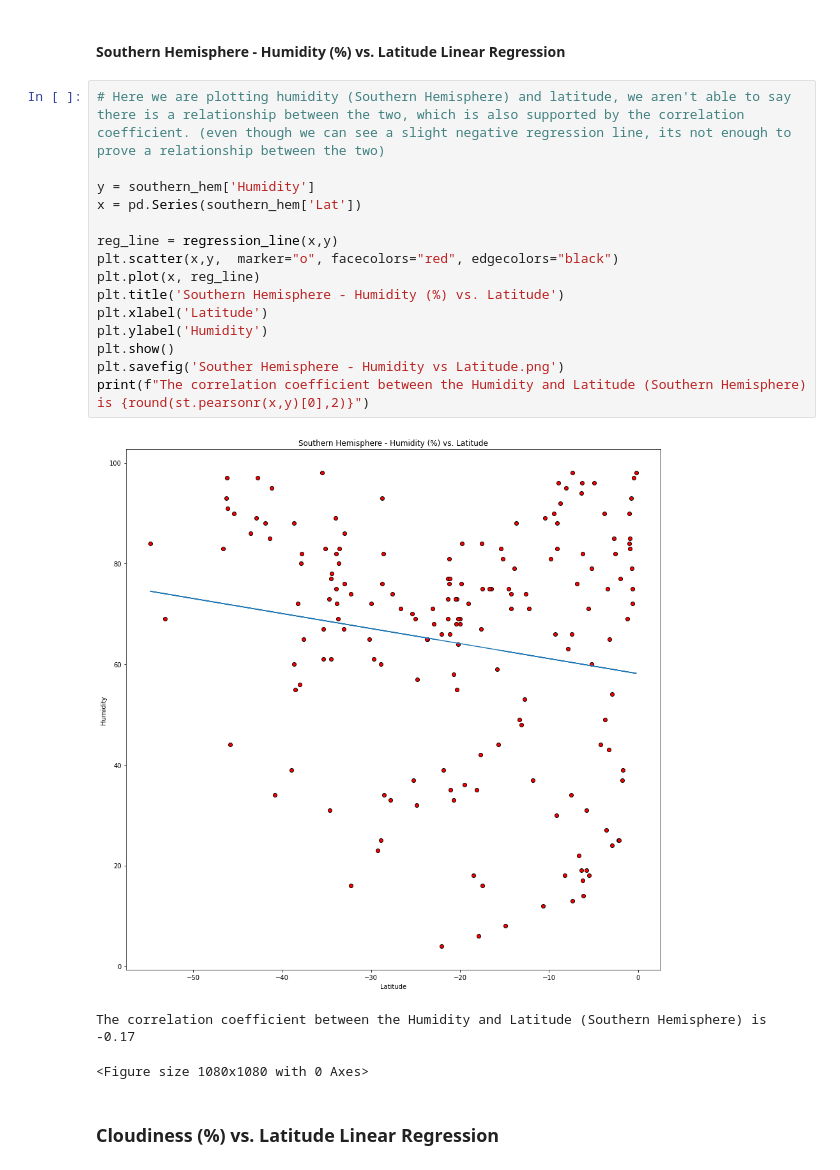
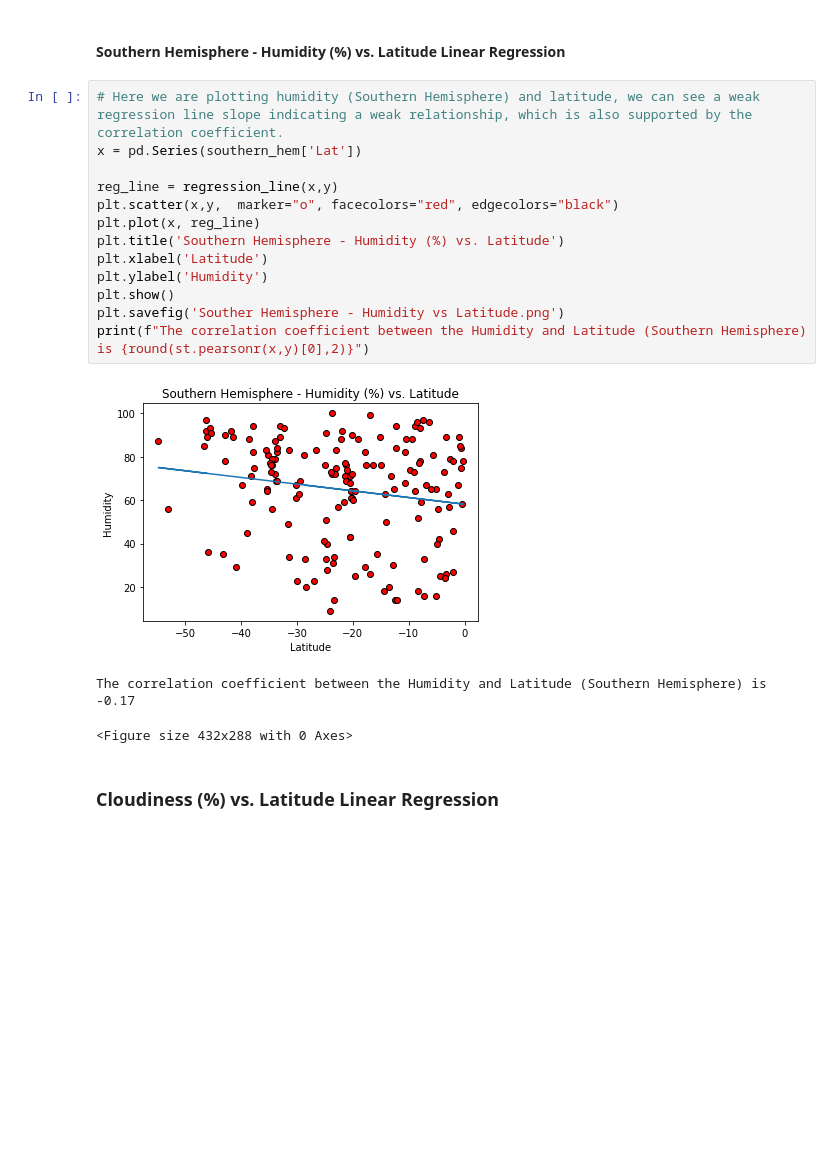
Before and after one commit to rajivwick/HomeWork--PythonAPI, a Jupyter notebook: starter_code/WeatherPy.ipynb, the cells around one changed output. Saved outputs shown, nothing was run; the diff lists cells and outputs as text; blank space fills up the shorter version.

```diff
--- a/starter_code/WeatherPy.ipynb
+++ b/starter_code/WeatherPy.ipynb
@@ -378,24 +378,22 @@ The correlation coefficient between the Humidity and Latitude (Northern Hemisphe
 # %% [markdown]
 ####  Southern Hemisphere - Humidity (%) vs. Latitude Linear Regression
 # %%
-# Here we are plotting humidity (Southern Hemisphere) and latitude, we aren't able to say there is a relationship between the two, which is also supported by the correlation coefficient. (even though we can see a slight negative regression line, its not enough to prove a relationship between the two)
-
-y = southern_hem['Humidity']
+# Here we are plotting humidity (Southern Hemisphere) and latitude, we can see a weak regression line slope indicating a weak relationship, which is also supported by the correlation coefficient.
 x = pd.Series(southern_hem['Lat'])
 
 reg_line = regression_line(x,y)
 plt.scatter(x,y,  marker="o", facecolors="red", edgecolors="black")
 plt.plot(x, reg_line)
 plt.title('Southern Hemisphere - Humidity (%) vs. Latitude')
 plt.xlabel('Latitude')
 plt.ylabel('Humidity')
 plt.show()
 plt.savefig('Souther Hemisphere - Humidity vs Latitude.png')
 print(f"The correlation coefficient between the Humidity and Latitude (Southern Hemisphere) is {round(st.pearsonr(x,y)[0],2)}")
 # %% [output]
-[figure, old version]
+[figure, new version]
 The correlation coefficient between the Humidity and Latitude (Southern Hemisphere) is -0.17
-<Figure size 1080x1080 with 0 Axes>
+<Figure size 432x288 with 0 Axes>
 # %% [markdown]
 ### Cloudiness (%) vs. Latitude Linear Regression
 # %% [markdown]
```
Also changed, not shown: parts of 16 cells of this notebook, 10 other files.
